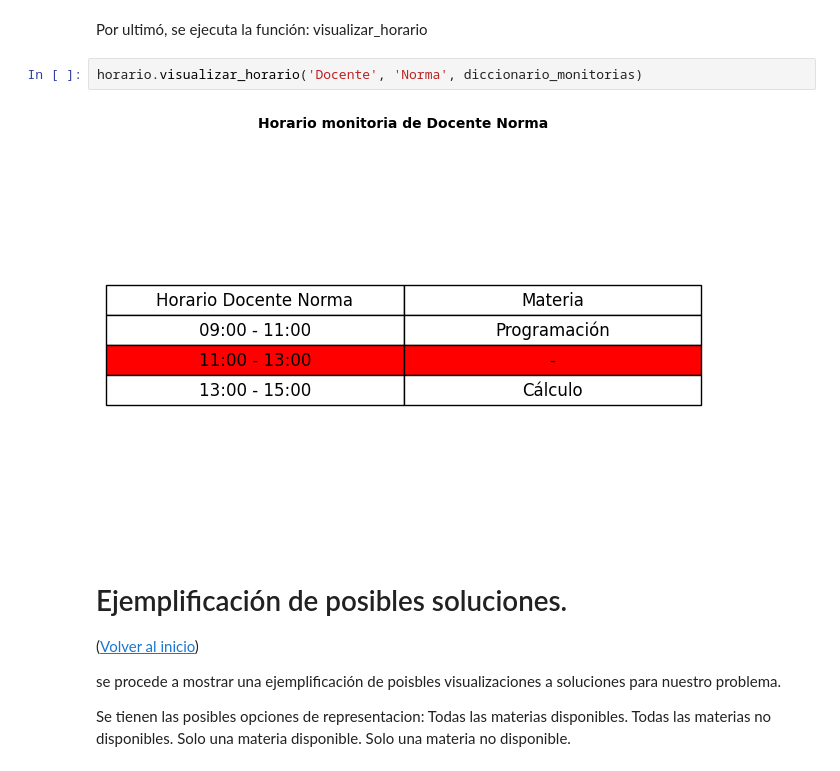
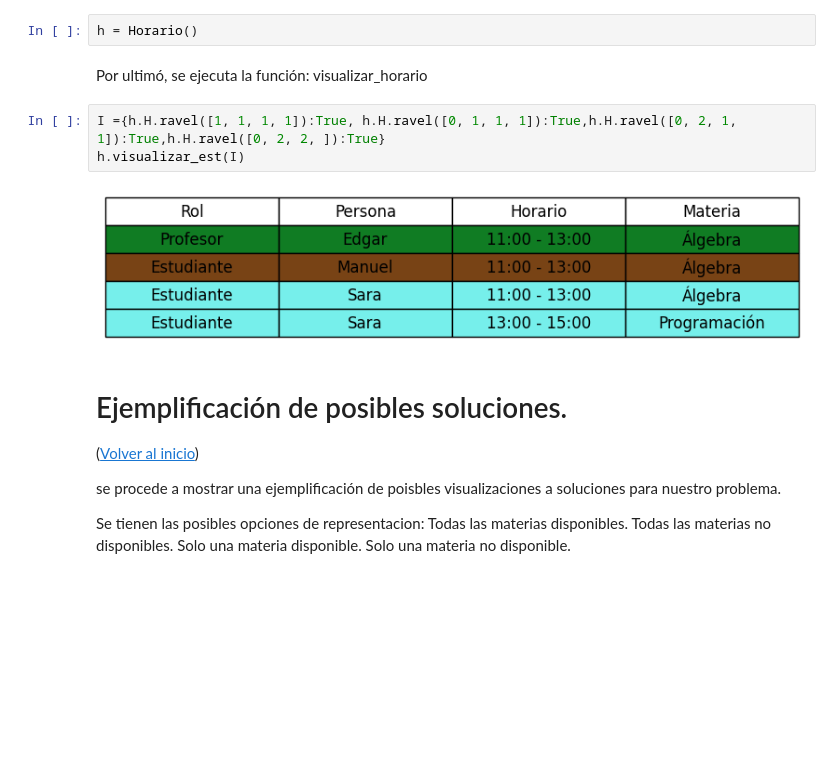
Before and after one commit to ManuelCrzUR/Proyecto_final_LPCC, a Jupyter notebook: entrega3/interfaz_proyecto.ipynb, the cells around one changed output. Saved outputs shown, nothing was run; the diff lists cells and outputs as text; blank space fills up the shorter version.

```diff
--- a/entrega3/interfaz_proyecto.ipynb
+++ b/entrega3/interfaz_proyecto.ipynb
@@ -51,9 +43,12 @@ horario = Horarios()
+# %%
+h = Horario()
 # %% [markdown]
 Por ultimó, se ejecuta la función: visualizar_horario
-# %%
-horario.visualizar_horario('Docente', 'Norma', diccionario_monitorias)
-# %% [output]
-[figure, removed]
+# %%
+I ={h.H.ravel([1, 1, 1, 1]):True, h.H.ravel([0, 1, 1, 1]):True,h.H.ravel([0, 2, 1, 1]):True,h.H.ravel([0, 2, 2, ]):True}
+h.visualizar_est(I)
+# %% [output]
+[figure, added]
 # %% [markdown]
 # Ejemplificación de posibles soluciones.
 
```
Also changed, not shown: parts of 20 cells of this notebook, 3 other files.
